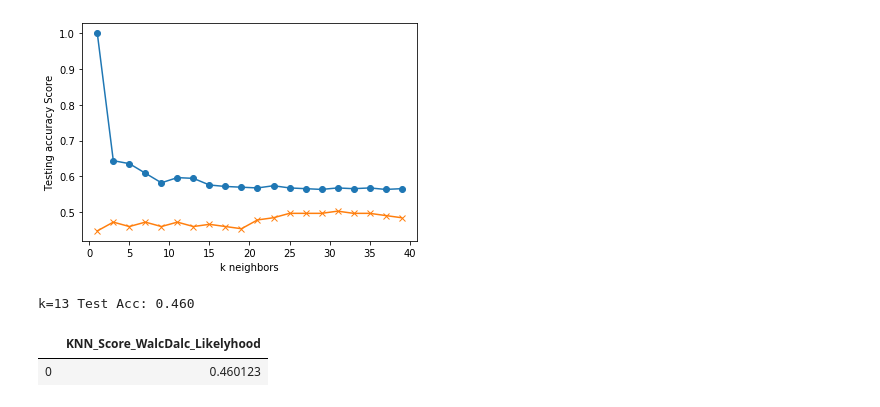
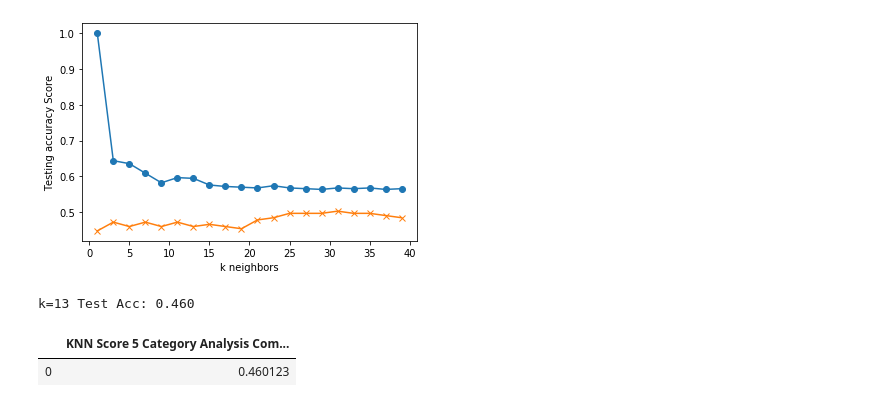
Before and after one commit to SamKraus/project3, a Jupyter notebook: KNN_WalcDalc_Likelyhood.ipynb, the cells around one changed output. Cells and saved outputs as stored; diff of their text form; code cells hidden in the pictures.

```diff
--- a/KNN_WalcDalc_Likelyhood.ipynb
+++ b/KNN_WalcDalc_Likelyhood.ipynb
@@ -311,11 +311,11 @@ print('k=13 Test Acc: %.3f' % knn.score(X_test, y_test))
 # %% [output]
 k=13 Test Acc: 0.460
 # %%
-data = {'KNN_Score_WalcDalc_Likelyhood': [knn.score(X_test, y_test)]}
+data = {'KNN Score 5 Category Analysis Combined': [knn.score(X_test, y_test)]}
 knn_score_df = pd.DataFrame(data=data)
 knn_score_df
 # %% [output]
-|  | KNN_Score_WalcDalc_Likelyhood |
+|  | KNN Score 5 Category Analysis Com... |
 | 0 | 0.460123 |
 # %%
 knn_score_df.to_csv('Resources/knn_score_WalcDalc_likelyhood.csv')
```
Also changed, not shown: 22 other files.
